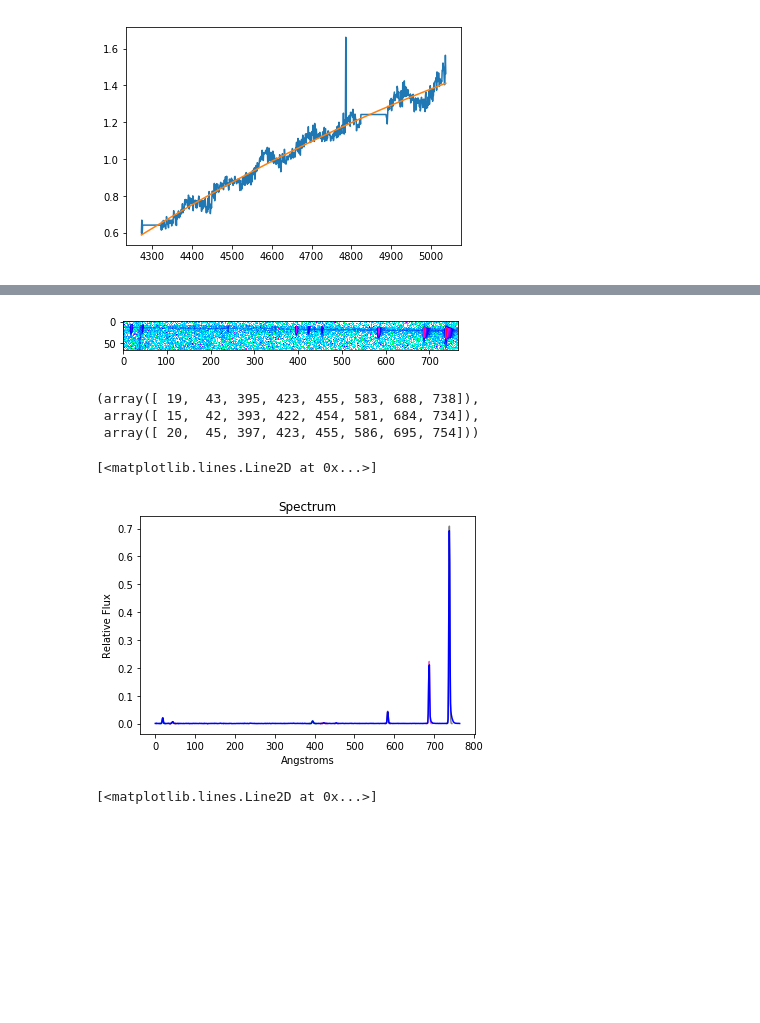
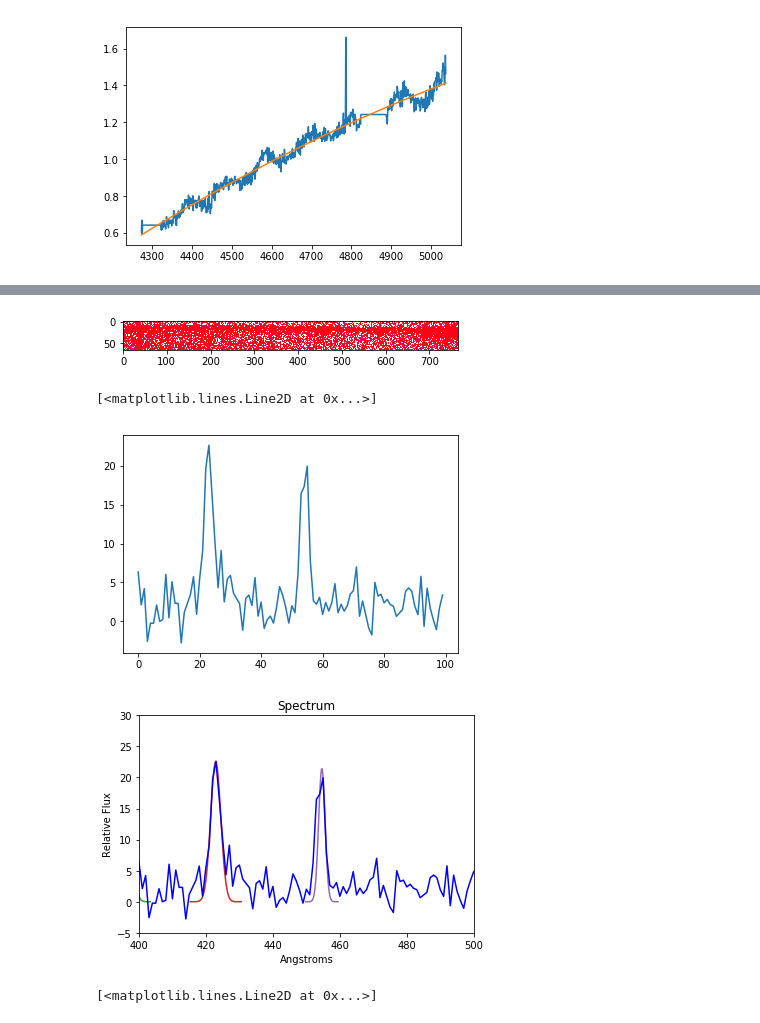
Before and after one commit to astro-kjc/AST443, a Jupyter notebook: Lab2/Lab2_normaliztion.ipynb, the cells around one changed output, grey strips where cells are left out. Cells and saved outputs as stored; diff of their text form; code cells hidden in the pictures; blank space fills up the shorter version.

```diff
--- a/Lab2/Lab2_normaliztion.ipynb
+++ b/Lab2/Lab2_normaliztion.ipynb
@@ -112,5 +115,4 @@ dark_median = np.median(dark_field,axis=0)
 # %%
-nebulae = nebulae[15:80, :]
 plt.imshow(nebulae, cmap='hsv',norm=LogNorm(vmin=.0000001, vmax=2.5));
 # %% [output]
-[figure, old version]
+[figure, new version]
@@ -129,3 +119,28 @@ std_dev = np.std(neb_norm, axis = 0)
+# %%
+counts = (np.median(nebulae[0:40,:], axis = 0))
+flat_median_norm = flat_median/np.mean(flat_median)
+counts = counts/flat_median_norm
+
+counts1 = (np.median(nebulae[40:65,:], axis = 0))
+flat_median_norm = flat_median/np.mean(flat_median)
+sky_mean = counts1/flat_median_norm
+
+N = 5
+
+error = np.sqrt(counts)/np.sqrt(N)
+counts = counts - sky_mean
+# %%
+neb_norm = counts/data_fitfunc(x)
+
+mean  = neb_norm
+error = (error/data_fitfunc(x))
+
+
+std_dev = np.std(neb_norm, axis = 0)
+plt.plot(np.arange(0,100),mean[400:500])
+# %% [output]
+[<matplotlib.lines.Line2D at 0x...>]
+[figure, added]
 # %%
 def peaks(data,epi):
     indices, = np.nonzero(data > epi)
@@ -143,30 +158,10 @@ def peaks(data,epi):
 
     indices = np.array(indices)
     return indices,np.array(lows),np.array(highs)
-# %%
-indices,lows,highs = [],[],[]
-epi = .002
-indices,lows,highs = peaks(mean,epi)
-
-'''epi = .7e14
-ind2,low2,high2 = peaks(mean[300:],epi)
-
-ind2 += 300
-low2 += 300
-high2 +=300'''
-
-'''ind2 = np.delete(ind2,1)
-low2 = np.delete(low2,1)
-high2 = np.delete(high2,1)
-
-indices = np.append(ind1,ind2)
-lows = np.append(low1,low2)
-highs = np.append(high1,high2)'''
-indices, lows, highs
-# %% [output]
-(array([ 19,  43, 395, 423, 455, 583, 688, 738]),
- array([ 15,  42, 393, 422, 454, 581, 684, 734]),
- array([ 20,  45, 397, 423, 455, 586, 695, 754]))
+# %%
+indices,lows,highs = [],[],[]
+epi = 17
+indices,lows,highs = peaks(mean,epi)
 # %%
 theory = np.array([4341,4363,4686,4711,4740,4861,4959,5007])
 m, b = np.polyfit(indices,theory,1)
@@ -223,33 +219,39 @@ def gaussian_fit(x, y, err_y=None):
 # %%
 peak_sums = []
 x1 = np.arange(0, len(mean))*m + b
 plt.title("Spectrum")
 plt.xlabel('Angstroms')
 plt.ylabel('Relative Flux');
 #plt.savefig("camel_line.png", dpi=600);
 #print(len(highs))
 for i in range(len(highs)):
     new_high = descend_from_peak(i,direction=1)
     new_low  = descend_from_peak(i,direction=-1)
 
 
     x1 = np.arange(new_low, new_high+1)
     par, par_err = gaussian_fit(x1, mean[new_low:new_high+1])
-    A, var, mu = par
+
+    #local_mean = 0 #for the meantime
+    A, var, mu= par
     sigma = np.sqrt(var)
     x1 = np.linspace(mu - 5*sigma, mu + 5*sigma)
     plt.plot(x1, gaussian(x1, *par))
 
+    lowz = np.mean(mean[new_low-10:new_low])
+    highz = np.mean(mean[new_high:new_high+10])
 
-    peak_sums.append([np.trapz(gaussian(x1,*par),x1),indices[i]*m+b] )
+    local_mean = (lowz+highz)/2
+    A,var,mu = par
+
+    peak_sums.append([np.trapz(gaussian(x1, *par)+local_mean,x1),indices[i]*m+b] )
 
 #make nice plot
 plt.plot(np.arange(0, len(mean)),mean,color='blue')
-#plt.xlim(0,100)
-#plt.ylim(0, 0.02);
+plt.xlim(400,500)
+plt.ylim(-5, 30);
 # %% [output]
-[<matplotlib.lines.Line2D at 0x...>]
-[figure, old version]
+[figure, new version]
 # %%
 np.savetxt('emission_line_strengths.csv', peak_sums, delimiter=',')
 # %%
```
Also changed, not shown: parts of 11 cells of this notebook.
